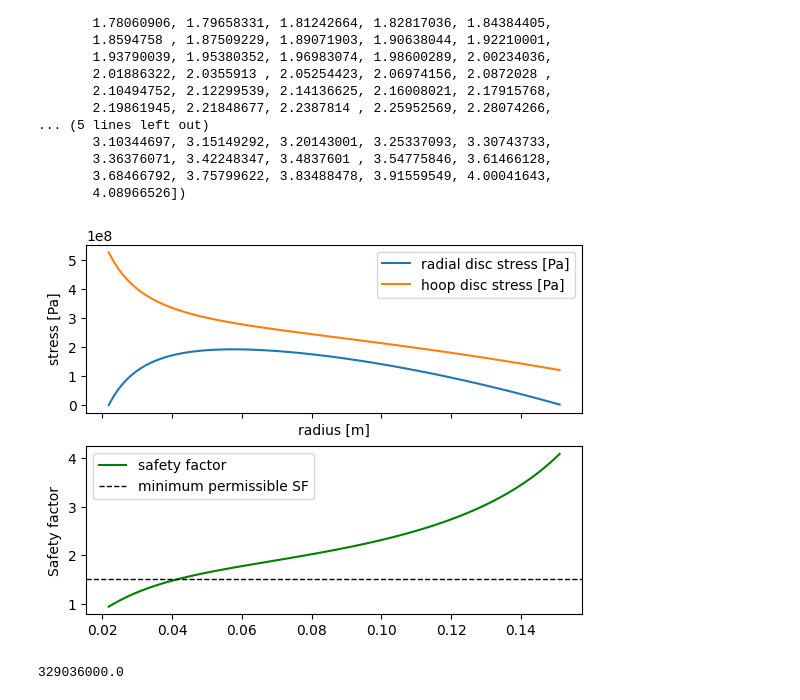
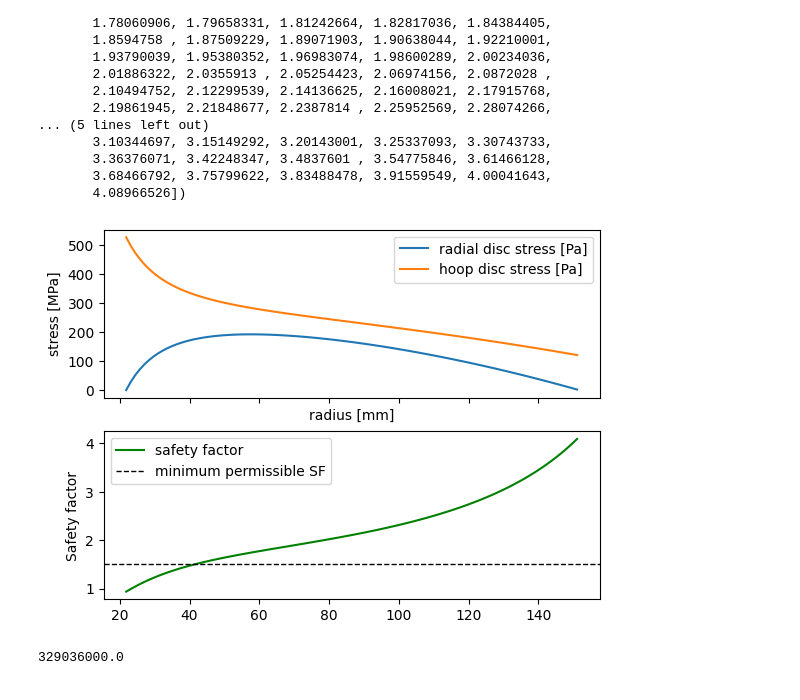
Before and after one commit to thermonuclearCoder/AET, a Jupyter notebook: notebooks_Disc_stresses.ipynb, the cells around one changed output. Drawn from its saved outputs; the diff is of its cells as text; code cells hidden in the pictures.

```diff
--- a/notebooks_Disc_stresses.ipynb
+++ b/notebooks_Disc_stresses.ipynb
@@ -255,23 +255,23 @@ array([0.93703355, 0.99137096, 1.04266512, 1.09101089, 1.1365357 ,
 # %%
 fig, (ax_sigma, ax_SF) = plt.subplots(2, 1, sharex=True)
 
 #ax_sigma.set_title('disc stresses and safety factor against radius; t = 0.5 m')
-ax_sigma.set_xlabel('radius [m]')
-ax_sigma.set_ylabel('stress [Pa]')
-ax_sigma.plot(r, sigma_r, label='radial disc stress [Pa]')
-ax_sigma.plot(r, sigma_theta, label='hoop disc stress [Pa]')
+ax_sigma.set_xlabel('radius [mm]')
+ax_sigma.set_ylabel('stress [MPa]')
+ax_sigma.plot(r*1000, sigma_r*1e-6, label='radial disc stress [Pa]')
+ax_sigma.plot(r*1000, sigma_theta*1e-6, label='hoop disc stress [Pa]')
 
 
 ax_SF.set_ylabel('Safety factor')
-ax_SF.plot(r, SF, label='safety factor', color='green')
+ax_SF.plot(r*1000, SF, label='safety factor', color='green')
 ax_SF.axhline(y=1.5, color='black', linestyle='dashed', linewidth=1, label='minimum permissible SF')
 ax_SF.legend()
 
 ax_sigma.legend()
 
 plt.savefig('disc_stress_and_SF.png')
 # %% [output]
-[figure, old version]
+[figure, new version]
 # %%
 #CONSTANT STRESS
 SF_constant = 1.5
```
Also changed, not shown: parts of 3 cells of this notebook, 4 other files.
